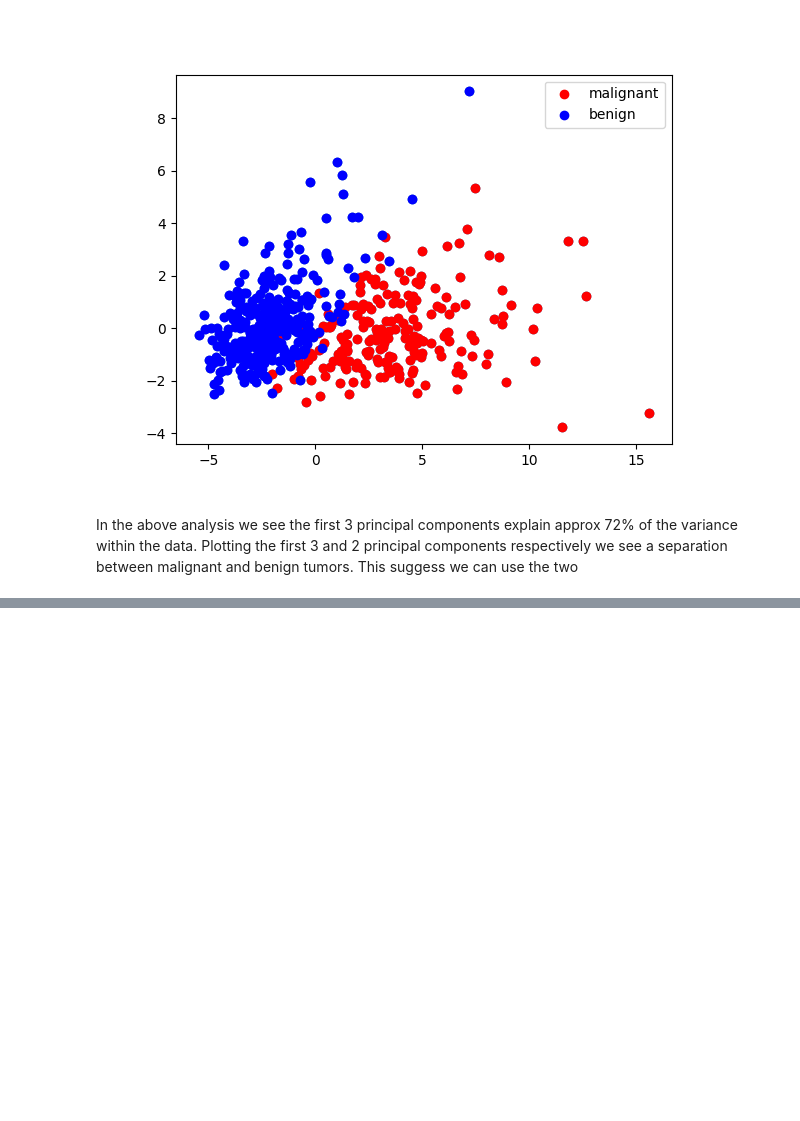
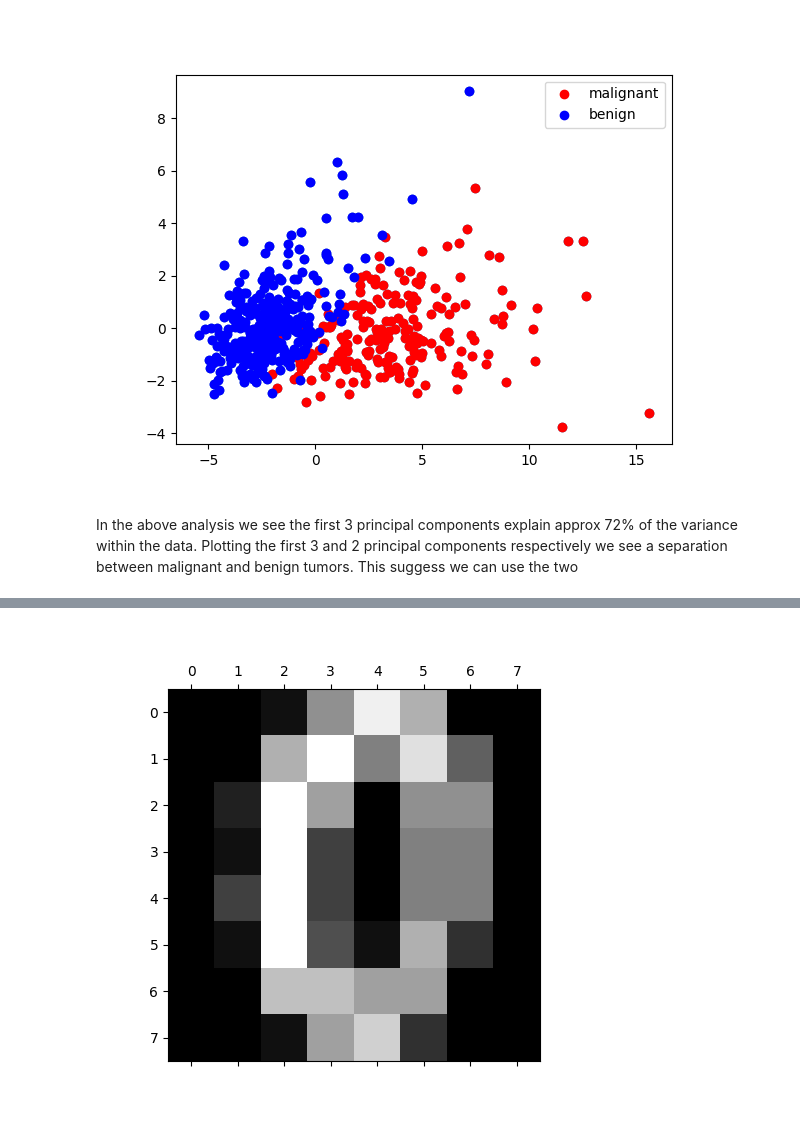
Before and after one commit to kylepclarkson/dimensionality-reduction, a Jupyter notebook: pca/pca-examples.ipynb, the cells around one changed output, grey strips where cells are left out. Drawn from its saved outputs; the diff is of its cells as text; code cells hidden in the pictures; blank space fills up the shorter version.

Commit message:
Added digital images.

```diff
--- a/pca/pca-examples.ipynb
+++ b/pca/pca-examples.ipynb
@@ -100,0 +107,13 @@ This suggess we can use the two
+# %%
+from sklearn.datasets import load_digits
+digits = load_digits()
+
+# Get samples and classification for each.
+X, y = digits.data, digits.target
+
+# Plot in image
+plt.gray()
+plt.matshow(digits.images[10])
+plt.show()
+# %% [output]
+[figure, added]
```
Also changed, not shown: parts of 8 cells of this notebook.
